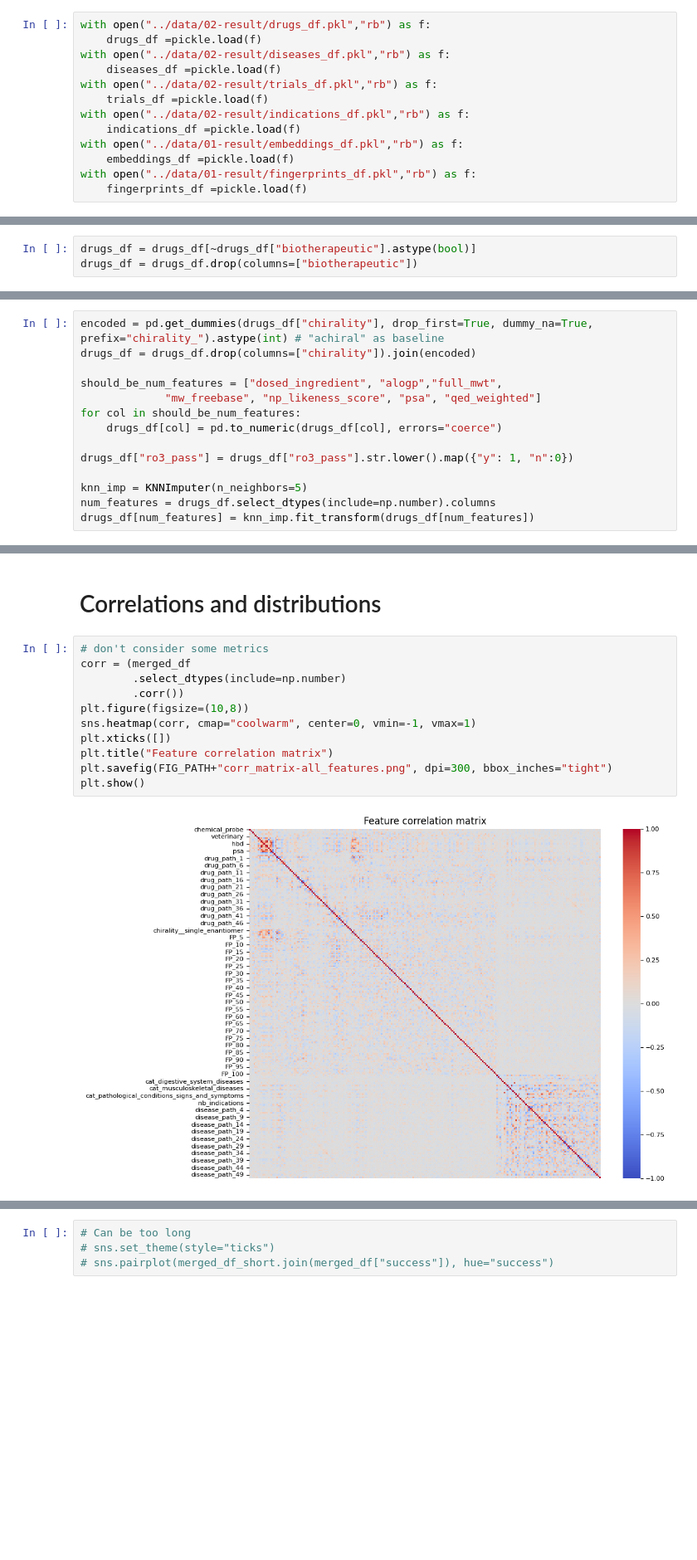
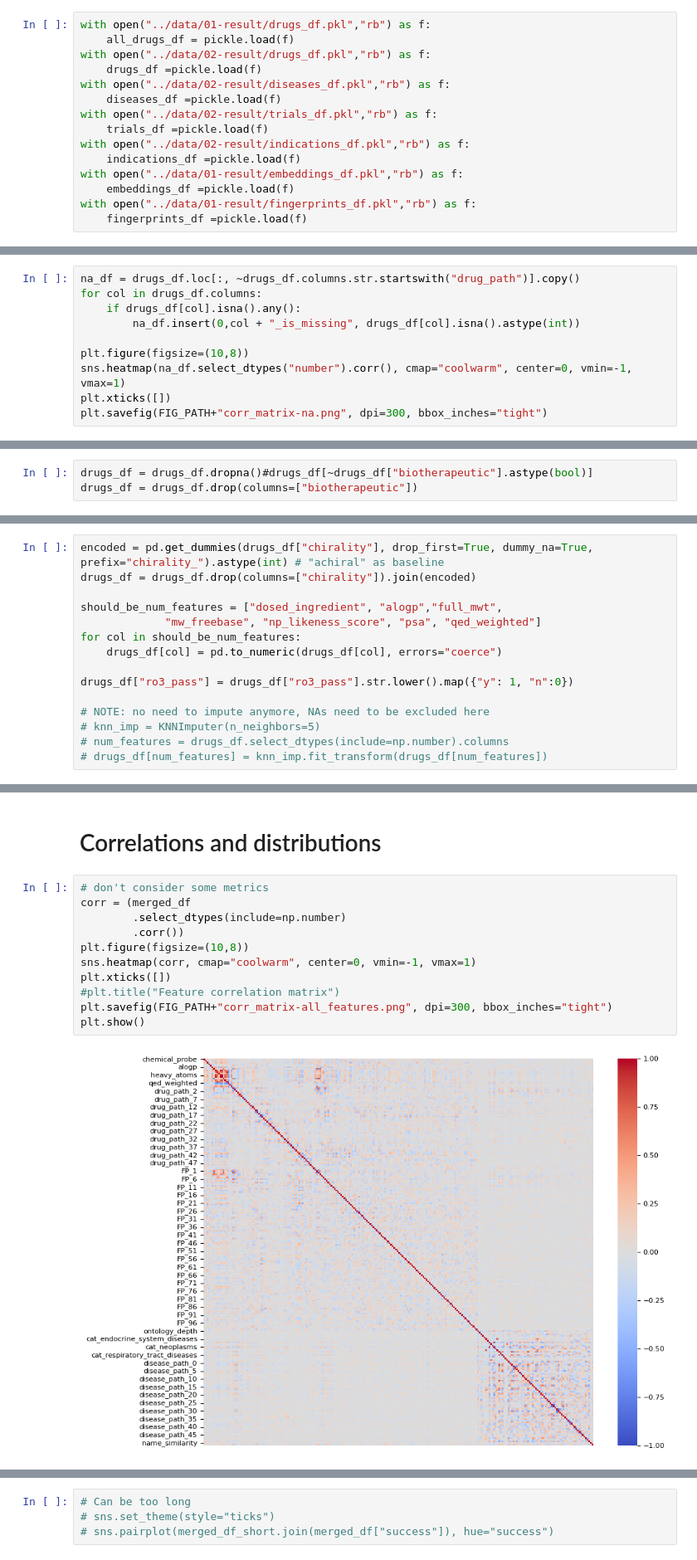
Before and after one commit to Vladislav-Antipin/DALAS-Project, a Jupyter notebook: notebooks/03-EDA.ipynb, the cells around one changed output, grey strips where cells are left out. Shown at 83% size. Drawn from its saved outputs; the diff is of its cells as text; blank space fills up the shorter version.

```diff
--- a/notebooks/03-EDA.ipynb
+++ b/notebooks/03-EDA.ipynb
@@ -18,4 +23,6 @@ from sklearn.cross_decomposition import PLSRegression
 # %%
+with open("../data/01-result/drugs_df.pkl","rb") as f:
+    all_drugs_df = pickle.load(f)
 with open("../data/02-result/drugs_df.pkl","rb") as f:
     drugs_df =pickle.load(f)
 with open("../data/02-result/diseases_df.pkl","rb") as f:
@@ -187,0 +241,10 @@ plt.show()
+# %%
+na_df = drugs_df.loc[:, ~drugs_df.columns.str.startswith("drug_path")].copy()
+for col in drugs_df.columns:
+    if drugs_df[col].isna().any():
+        na_df.insert(0,col + "_is_missing", drugs_df[col].isna().astype(int))
+
+plt.figure(figsize=(10,8))
+sns.heatmap(na_df.select_dtypes("number").corr(), cmap="coolwarm", center=0, vmin=-1, vmax=1)
+plt.xticks([])
+plt.savefig(FIG_PATH+"corr_matrix-na.png", dpi=300, bbox_inches="tight")
@@ -188,5 +253,5 @@ plt.show()
 # %%
-drugs_df = drugs_df[~drugs_df["biotherapeutic"].astype(bool)]
+drugs_df = drugs_df.dropna()#drugs_df[~drugs_df["biotherapeutic"].astype(bool)]
 drugs_df = drugs_df.drop(columns=["biotherapeutic"])
 # %%
 print(f"Drugs:\n    {drugs_df.shape}")
@@ -238,9 +294,10 @@ for col in should_be_num_features:
 
 drugs_df["ro3_pass"] = drugs_df["ro3_pass"].str.lower().map({"y": 1, "n":0})
 
-knn_imp = KNNImputer(n_neighbors=5)
-num_features = drugs_df.select_dtypes(include=np.number).columns
-drugs_df[num_features] = knn_imp.fit_transform(drugs_df[num_features])
+# NOTE: no need to impute anymore, NAs need to be excluded here
+# knn_imp = KNNImputer(n_neighbors=5)
+# num_features = drugs_df.select_dtypes(include=np.number).columns
+# drugs_df[num_features] = knn_imp.fit_transform(drugs_df[num_features])
 # %% [markdown]
 # Merge all
 # %%
@@ -368,16 +425,16 @@ summary_df.to_latex(TAB_PATH + "dataset_summary.tex", index=False, longtable=Fal
 # %%
 # don't consider some metrics
 corr = (merged_df
         .select_dtypes(include=np.number)
         .corr())
 plt.figure(figsize=(10,8))
 sns.heatmap(corr, cmap="coolwarm", center=0, vmin=-1, vmax=1)
 plt.xticks([])
-plt.title("Feature correlation matrix")
+#plt.title("Feature correlation matrix")
 plt.savefig(FIG_PATH+"corr_matrix-all_features.png", dpi=300, bbox_inches="tight")
 plt.show()
 # %% [output]
-[figure, old version]
+[figure, new version]
 # %%
 # close up for metrics with direct meaning
 prefix_not_interpretable = ("FP", "drug_path", "disease_path")
```
Also changed, not shown: parts of 28 cells of this notebook, 19 other files.
